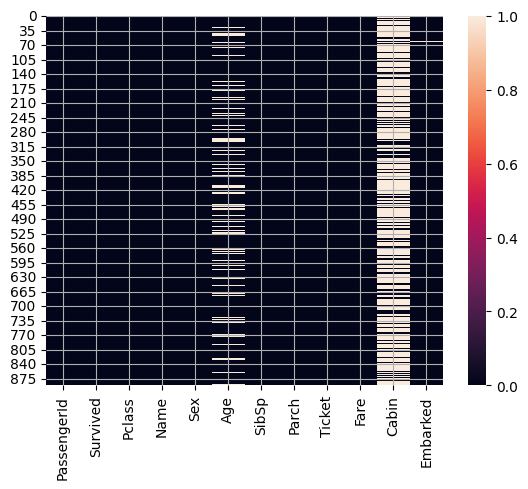
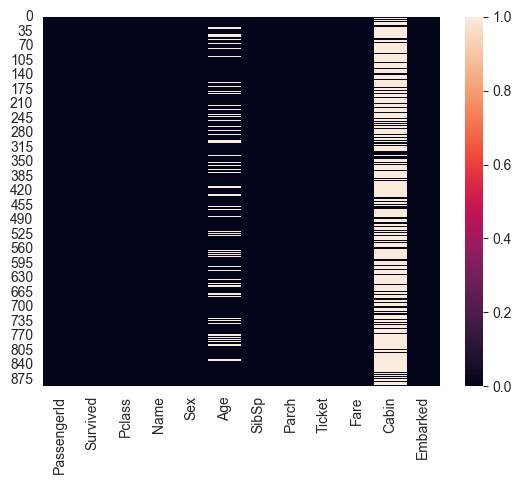
Unified diff of the notebook cell whose output changed from the first chart to the second:
--- before
+++ after
@@ -4,4 +4,6 @@
 
 df = pd.read_csv('train.csv')
+sns.set_style('whitegrid')
+print("dataloaded:",df.shape)
 df.info()
 df.describe()

Commit: Week1 day3 Titanic Visualizations- 5 Charts